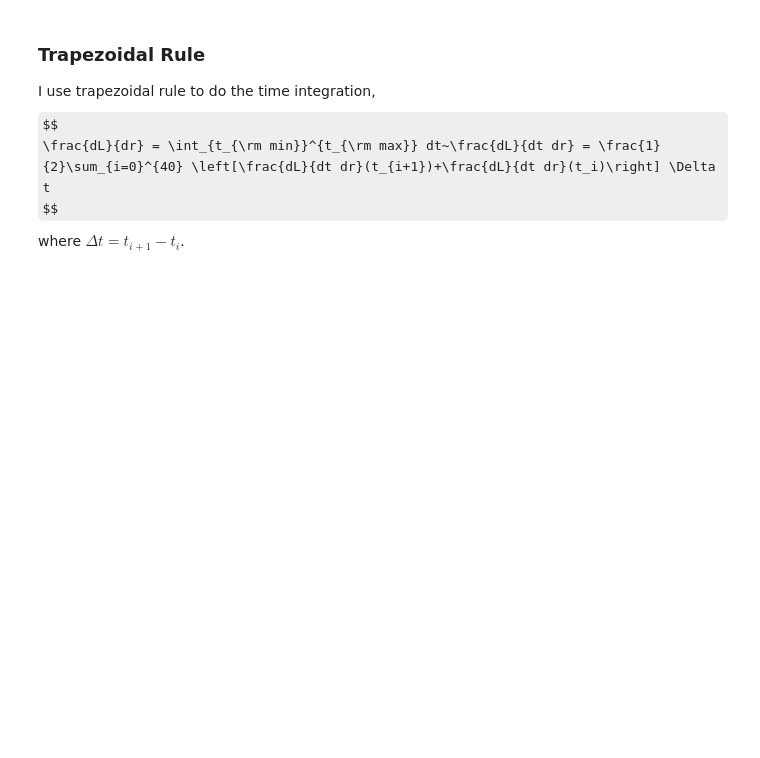
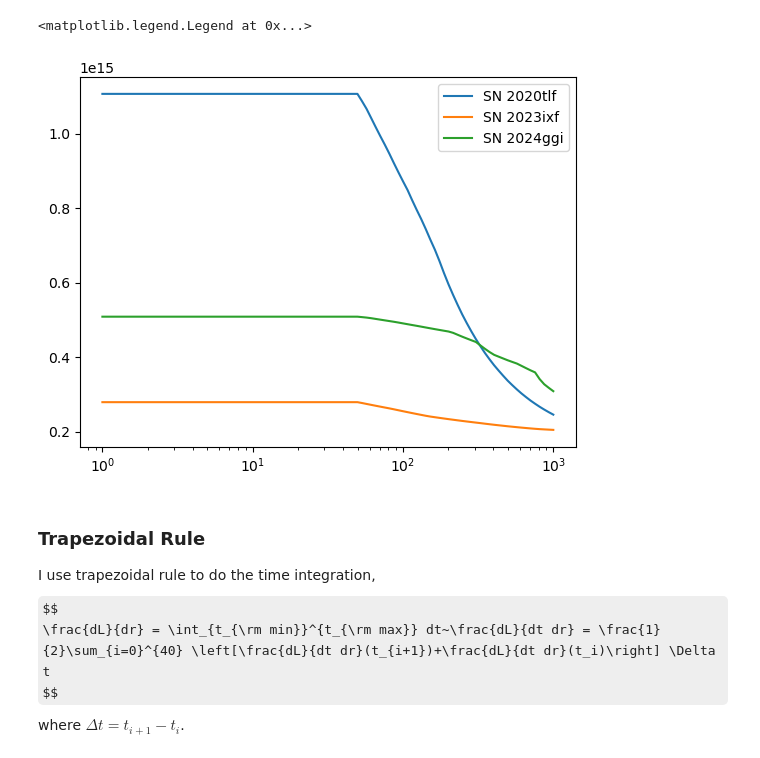
Before and after one commit to yenhsunlin/CSM_DP, a Jupyter notebook: time_and_position_integrations.ipynb, the cells around one changed output. Cells and saved outputs as stored; diff of their text form; code cells hidden in the pictures; some formulas as TeX source; blank space fills up the shorter version.

```diff
--- a/time_and_position_integrations.ipynb
+++ b/time_and_position_integrations.ipynb
@@ -54,3 +186,43 @@ def CSM_density(r):
+# %%
+mAp_masses = np.logspace(0,3,100)
+r_equal_SN2020tlf = []
+r_equal_SN2023ixf = []
+r_equal_SN2024ggi = []
+for mAp in mAp_masses:
+    if mAp <= 50: mAp = 50 # take minimum Ek as the maximum core temperature
+    Ek = mAp/2
+    r_equal_SN2020tlf.append(get_r_equal_esl(Ek,SN_name='SN 2020tlf'))
+    r_equal_SN2023ixf.append(get_r_equal_esl(Ek,SN_name='SN 2023ixf'))
+    r_equal_SN2024ggi.append(get_r_equal_esl(Ek,SN_name='SN 2024ggi'))
+
+# interpolationg
+r_equal_SN2020tlf_interp = interp1d(np.log10(mAp_masses),np.log10(r_equal_SN2020tlf),kind='linear',bounds_error=False,fill_value=np.nan)
+r_equal_SN2023ixf_interp = interp1d(np.log10(mAp_masses),np.log10(r_equal_SN2023ixf),kind='linear',bounds_error=False,fill_value=np.nan)
+r_equal_SN2024ggi_interp = interp1d(np.log10(mAp_masses),np.log10(r_equal_SN2024ggi),kind='linear',bounds_error=False,fill_value=np.nan)
+
+# Define function to retriev r that corresponds to r = e stopping length
+def r_equal_esl(mAp,SN_name='SN 2023ixf'):
+    """
+    cm
+    """
+    mAp = np.log10(mAp)
+    if SN_name == 'SN 2020tlf':
+        return 10**r_equal_SN2020tlf_interp(mAp)
+    elif SN_name == 'SN 2023ixf':
+        return 10**r_equal_SN2023ixf_interp(mAp)
+    elif SN_name == 'SN 2024ggi':
+        return 10**r_equal_SN2024ggi_interp(mAp)
+    else:
+        raise ValueError('\'SN_name\' must be a \'SN 2020tlf\', \'SN 2023ixf\' or \'SN 2024ggi\'.')
+# %%
+for SN_name in SN_names:
+    plt.plot(mAp_masses,r_equal_esl(mAp_masses,SN_name),label=SN_name)
+plt.xscale('log')
+plt.legend()
+#plt.yscale('log')
+# %% [output]
+<matplotlib.legend.Legend at 0x...>
+[figure, added]
 # %%
 def fname(time,eps,SN_profile):
     fn_ret_dict = {'LS220':f'timeprofile_{time:d}_eps_{eps:.0e}_more.dat',
```
Also changed, not shown: parts of 29 cells of this notebook, 27 other files.
